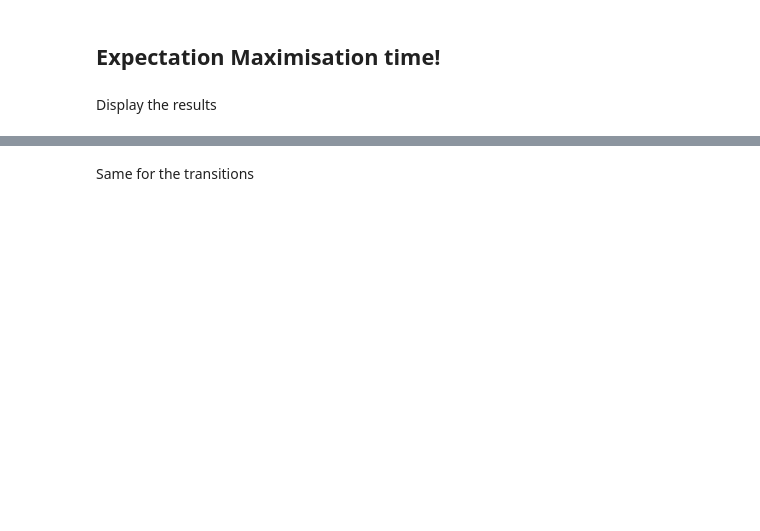
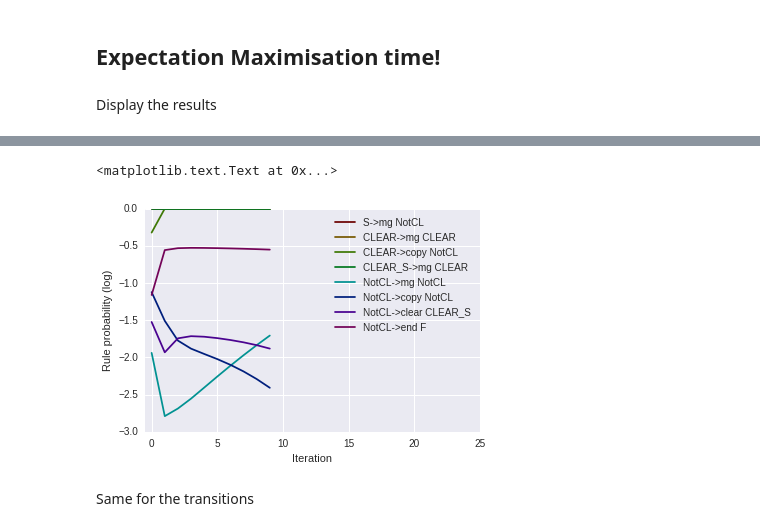
Before and after one commit to megodoonch/birdsong, a Jupyter notebook: markhov/markhov.ipynb, the cells around one changed output, grey strips where cells are left out. Drawn from its saved outputs; the diff is of its cells as text; code cells hidden in the pictures; blank space fills up the shorter version.

```diff
--- a/markhov/markhov.ipynb
+++ b/markhov/markhov.ipynb
@@ -111,9 +288,9 @@ em.check_fsa(new_trans) # check this is a valid probability distribution
 # %% [markdown]
 ## Expectation Maximisation time!
 # %%
-n = 30 # number of EM iterations to do
+n = 10 # number of EM iterations to do
 # %%
-history=em.em(aaa,trans,ops,n) # run EM
+history,corpus=em.em(aaa,trans,ops,n) # run EM
 # %%
 #for i,step in enumerate(history):
 #    print ('\n--------\n--------\nIteration %i'%i)
@@ -135,8 +302,0 @@ Put them and their updating probabilities into a table
-# %%
-tab=[]
-for (rule,(lhs,rhs,e)) in rules:
-    thisrule={' rule':rule}
-    for i in range(n):
-        p=history[i]['fsa'][lhs][(rhs,e)]
-        thisrule["p.iteration%03d"%i]=p
-    tab.append(thisrule)
@@ -148,0 +303,3 @@ df
+# %%
+df_ops=pandas_functions.ops_table(history,ops)
+df_ops
@@ -151,12 +318,15 @@ df.to_csv('ops_%s.csv'%('oct_22_2016_aaa')) # print to file
 # %%
-ncol,_ = df.shape
+ncol,_ = df_ops.shape
 colors = get_colors(ncol)
-for i,row in df.iterrows():
+for i,row in df_ops.iterrows():
     col = colors[i]
     plot(range(n),[ row["p.iteration%03d"%i] for i in range(n) ],'-',color=col,label=row[" rule"])
 legend()
 xlim(-.5,n+15)
 xlabel("Iteration")
 ylabel("Rule probability (log)")
+# %% [output]
+<matplotlib.text.Text at 0x...>
+[figure, added]
 # %% [markdown]
 Same for the transitions
```
Also changed, not shown: parts of 56 cells of this notebook, 2 other files.
